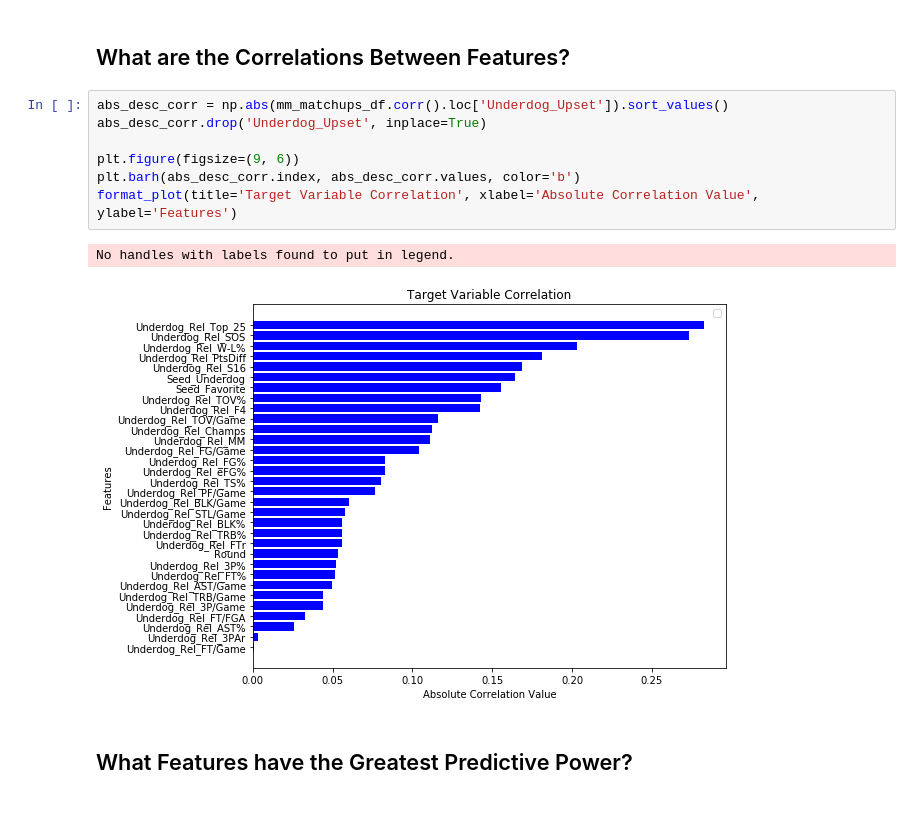
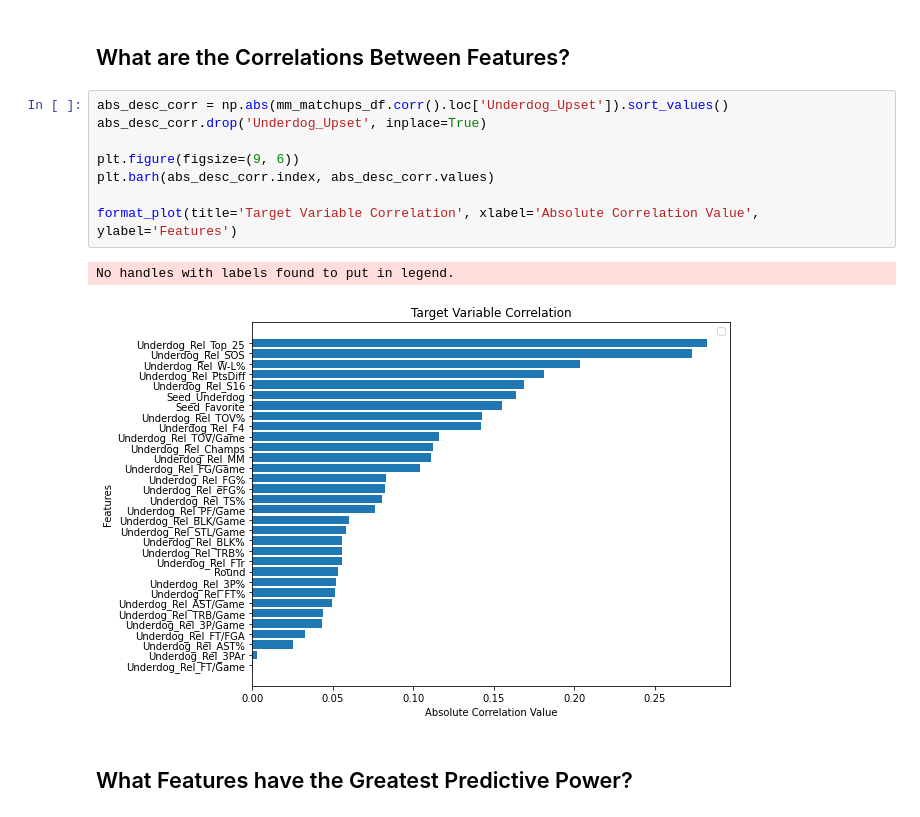
Before and after one commit to matthew-agard/March-Madness-Predictions, a Jupyter notebook: March_Madness_Predictions.ipynb, the cells around one changed output. Drawn from its saved outputs; the diff is of its cells as text.

```diff
--- a/March_Madness_Predictions.ipynb
+++ b/March_Madness_Predictions.ipynb
@@ -394,13 +397,14 @@ plt.tight_layout()
 # %%
 abs_desc_corr = np.abs(mm_matchups_df.corr().loc['Underdog_Upset']).sort_values()
 abs_desc_corr.drop('Underdog_Upset', inplace=True)
 
 plt.figure(figsize=(9, 6))
-plt.barh(abs_desc_corr.index, abs_desc_corr.values, color='b')
+plt.barh(abs_desc_corr.index, abs_desc_corr.values)
+
 format_plot(title='Target Variable Correlation', xlabel='Absolute Correlation Value', ylabel='Features')
 # %% [output]
 No handles with labels found to put in legend.
-[figure, old version]
+[figure, new version]
 # %% [markdown]
 ## What Features have the Greatest Predictive Power?
 # %%
```
Also changed, not shown: parts of 21 cells of this notebook.
